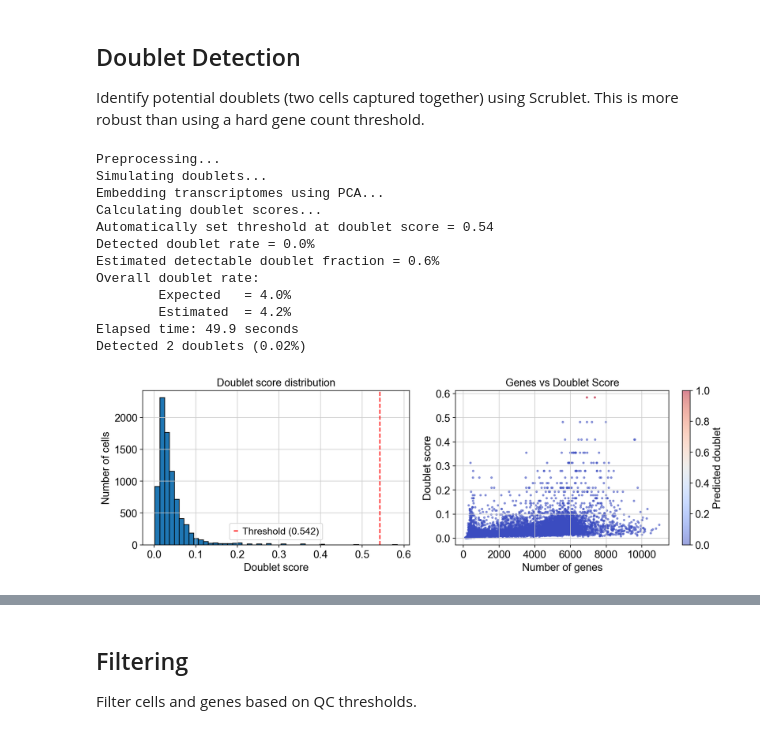
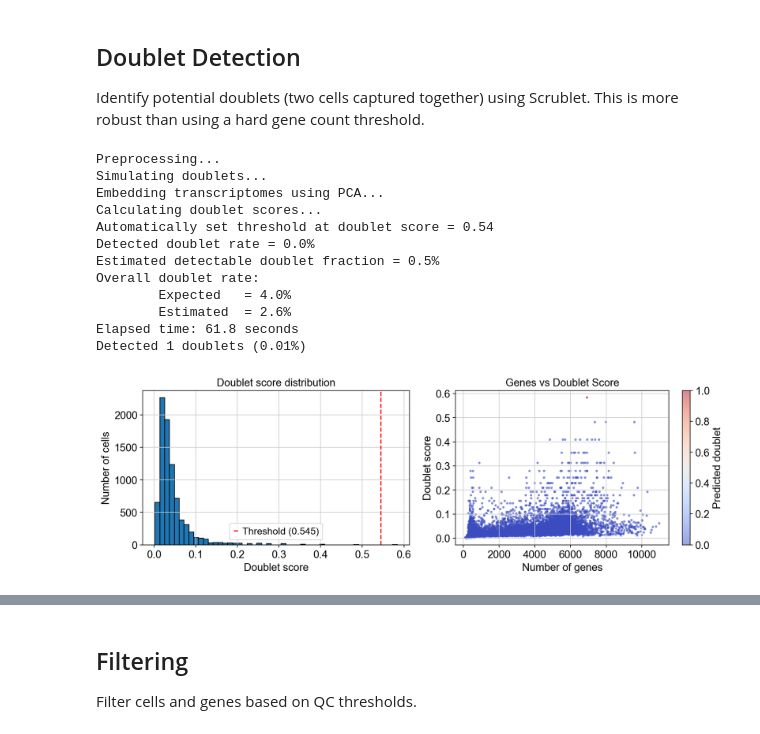
Before and after one commit to gthornes/FLUXestimatorGT, a Jupyter notebook: notebooks/01_preprocessing.ipynb, the cells around one changed output, grey strips where cells are left out. Saved outputs shown, nothing was run; the diff lists cells and outputs as text; code cells hidden in the pictures.

```diff
--- a/notebooks/01_preprocessing.ipynb
+++ b/notebooks/01_preprocessing.ipynb
@@ -162,7 +154,7 @@ doublet_scores, predicted_doublets = scrub.scrub_doublets(
     min_counts=2,
     min_cells=3,
     min_gene_variability_pctl=85,
-    n_prin_comps=30
+    n_prin_comps=50
 )
 
 # Add results to adata
@@ -174,35 +166,35 @@ print(f"Detected {predicted_doublets.sum()} doublets ({100 * predicted_doublets.
 # Visualize doublet scores
 fig, axes = plt.subplots(1, 2, figsize=(12, 4))
 
 # Histogram of doublet scores
 axes[0].hist(doublet_scores, bins=50, edgecolor='black')
 axes[0].set_xlabel('Doublet score')
 axes[0].set_ylabel('Number of cells')
 axes[0].set_title('Doublet score distribution')
 axes[0].axvline(scrub.threshold_, color='r', linestyle='--', label=f'Threshold ({scrub.threshold_:.3f})')
 axes[0].legend()
 
 # Doublet scores vs gene count
 scatter = axes[1].scatter(adata.obs['n_genes_by_counts'], doublet_scores,
                           c=predicted_doublets, cmap='coolwarm', s=5, alpha=0.5)
 axes[1].set_xlabel('Number of genes')
 axes[1].set_ylabel('Doublet score')
 axes[1].set_title('Genes vs Doublet Score')
 plt.colorbar(scatter, ax=axes[1], label='Predicted doublet')
 
 plt.tight_layout()
 plt.show()
 # %% [output]
 Preprocessing...
 Simulating doublets...
 Embedding transcriptomes using PCA...
 Calculating doublet scores...
 Automatically set threshold at doublet score = 0.54
 Detected doublet rate = 0.0%
-Estimated detectable doublet fraction = 0.6%
+Estimated detectable doublet fraction = 0.5%
 Overall doublet rate:
         Expected   = 4.0%
-        Estimated  = 4.2%
-Elapsed time: 49.9 seconds
-Detected 2 doublets (0.02%)
+        Estimated  = 2.6%
+Elapsed time: 61.8 seconds
+Detected 1 doublets (0.01%)
-[figure, old version]
+[figure, new version]
```
Also changed, not shown: parts of 8 cells of this notebook, 1 other file.
